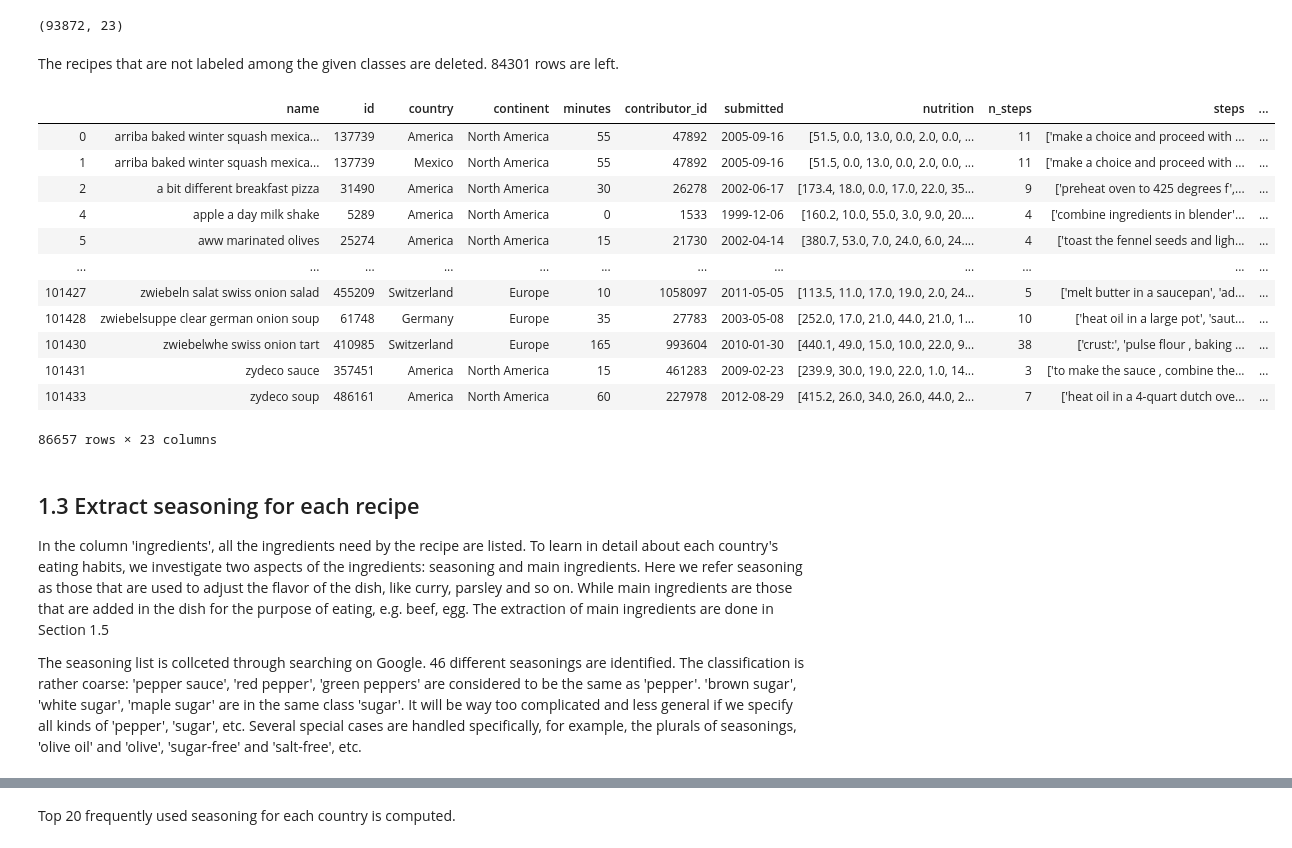
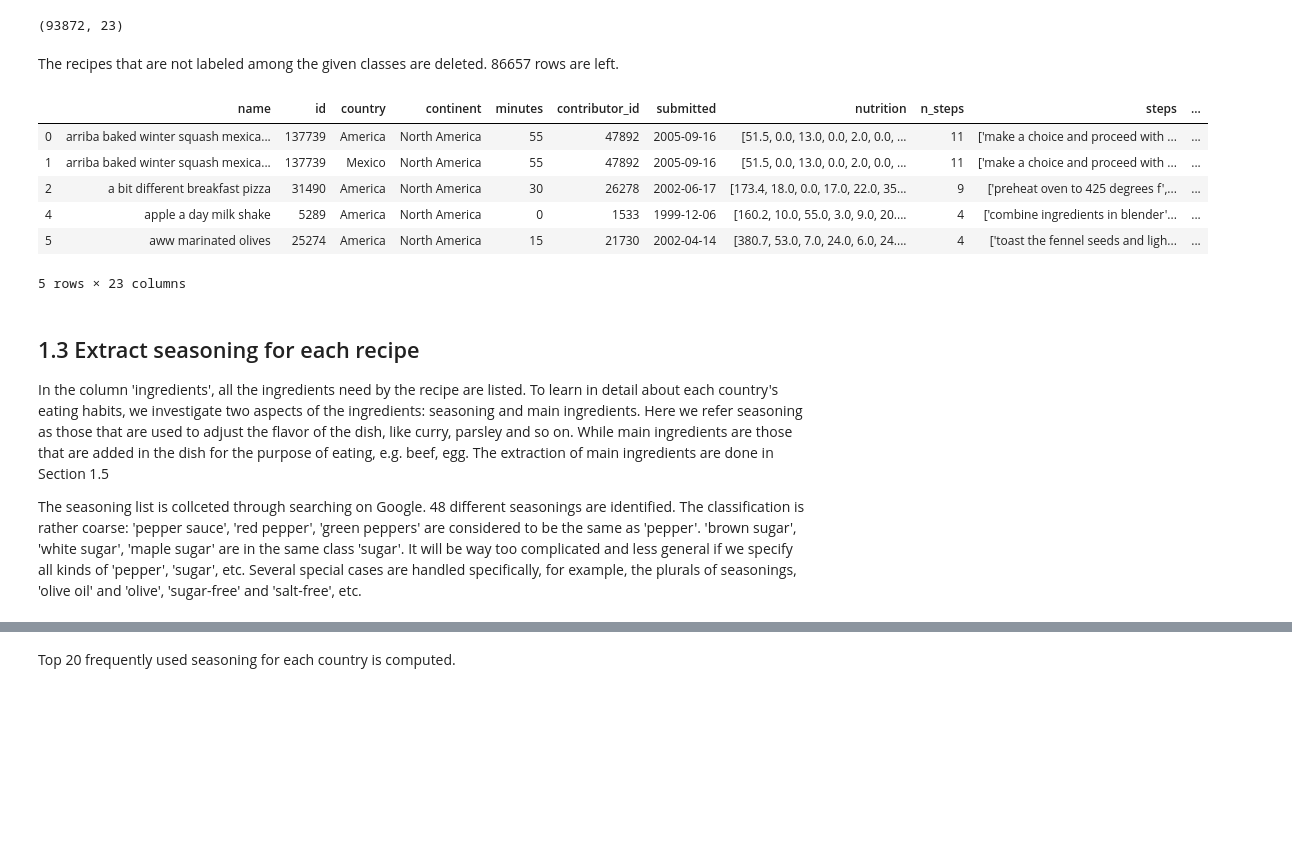
Before and after one commit to JiahuaWU/ada2019, a Jupyter notebook: cleaning.ipynb, the cells around one changed output, grey strips where cells are left out. Saved outputs shown, nothing was run; the diff lists cells and outputs as text; code cells hidden in the pictures; blank space fills up the shorter version.

```diff
--- a/cleaning.ipynb
+++ b/cleaning.ipynb
@@ -362,31 +355,25 @@ recipe_s.shape
 # %% [output]
 (93872, 23)
 # %% [markdown]
-The recipes that are not labeled among the given classes are deleted. 84301 rows are left.
+The recipes that are not labeled among the given classes are deleted. 86657 rows are left.
 # %%
 recipe_split = recipe_s[recipe_s.iloc[:, 13:].sum(axis = 1) > 0]
 # %%
-recipe_split
+recipe_split.head()
 # %% [output]
 |  | name | id | country | continent | minutes | contributor_id | submitted | nutrition | n_steps | steps | ... |
 | 0 | arriba baked winter squash mexica... | 137739 | America | North America | 55 | 47892 | 2005-09-16 | [51.5, 0.0, 13.0, 0.0, 2.0, 0.0, ... | 11 | ['make a choice and proceed with ... | ... |
 | 1 | arriba baked winter squash mexica... | 137739 | Mexico | North America | 55 | 47892 | 2005-09-16 | [51.5, 0.0, 13.0, 0.0, 2.0, 0.0, ... | 11 | ['make a choice and proceed with ... | ... |
 | 2 | a bit different breakfast pizza | 31490 | America | North America | 30 | 26278 | 2002-06-17 | [173.4, 18.0, 0.0, 17.0, 22.0, 35... | 9 | ['preheat oven to 425 degrees f',... | ... |
 | 4 | apple a day milk shake | 5289 | America | North America | 0 | 1533 | 1999-12-06 | [160.2, 10.0, 55.0, 3.0, 9.0, 20.... | 4 | ['combine ingredients in blender'... | ... |
 | 5 | aww marinated olives | 25274 | America | North America | 15 | 21730 | 2002-04-14 | [380.7, 53.0, 7.0, 24.0, 6.0, 24.... | 4 | ['toast the fennel seeds and ligh... | ... |
-| ... | ... | ... | ... | ... | ... | ... | ... | ... | ... | ... | ... |
-| 101427 | zwiebeln salat swiss onion salad | 455209 | Switzerland | Europe | 10 | 1058097 | 2011-05-05 | [113.5, 11.0, 17.0, 19.0, 2.0, 24... | 5 | ['melt butter in a saucepan', 'ad... | ... |
-| 101428 | zwiebelsuppe clear german onion soup | 61748 | Germany | Europe | 35 | 27783 | 2003-05-08 | [252.0, 17.0, 21.0, 44.0, 21.0, 1... | 10 | ['heat oil in a large pot', 'saut... | ... |
-| 101430 | zwiebelwhe swiss onion tart | 410985 | Switzerland | Europe | 165 | 993604 | 2010-01-30 | [440.1, 49.0, 15.0, 10.0, 22.0, 9... | 38 | ['crust:', 'pulse flour , baking ... | ... |
-| 101431 | zydeco sauce | 357451 | America | North America | 15 | 461283 | 2009-02-23 | [239.9, 30.0, 19.0, 22.0, 1.0, 14... | 3 | ['to make the sauce , combine the... | ... |
-| 101433 | zydeco soup | 486161 | America | North America | 60 | 227978 | 2012-08-29 | [415.2, 26.0, 34.0, 26.0, 44.0, 2... | 7 | ['heat oil in a 4-quart dutch ove... | ... |
-86657 rows × 23 columns
+5 rows × 23 columns
 # %% [markdown]
 ## 1.3 Extract seasoning for each recipe
 
 In the column 'ingredients', all the ingredients need by the recipe are listed. To learn in detail about each country's eating habits, we investigate two aspects of the ingredients: seasoning and main ingredients. Here we  refer seasoning as those that are used to adjust the flavor of the dish, like curry, parsley and so on. While main ingredients are those that are added in the dish for the purpose of eating, e.g. beef, egg. The extraction of main ingredients are done in Section 1.5
 
-The seasoning list is collceted through searching on Google. 46 different seasonings are identified. The classification is rather coarse: 'pepper sauce', 'red pepper', 'green peppers' are considered to be the same as 'pepper'. 'brown sugar', 'white sugar', 'maple sugar' are in the same class 'sugar'. It will be way too complicated and less general if we specify all kinds of 'pepper', 'sugar', etc. Several special cases are handled specifically, for example, the plurals of seasonings, 'olive oil' and 'olive', 'sugar-free' and 'salt-free', etc.
+The seasoning list is collceted through searching on Google. 48 different seasonings are identified. The classification is rather coarse: 'pepper sauce', 'red pepper', 'green peppers' are considered to be the same as 'pepper'. 'brown sugar', 'white sugar', 'maple sugar' are in the same class 'sugar'. It will be way too complicated and less general if we specify all kinds of 'pepper', 'sugar', etc. Several special cases are handled specifically, for example, the plurals of seasonings, 'olive oil' and 'olive', 'sugar-free' and 'salt-free', etc.
 # %%
 recipe_c = recipe_country.copy()
 recipe_c['ingredients'] = recipe_c['ingredients'].apply(eval)
```
Also changed, not shown: parts of 19 cells of this notebook.
